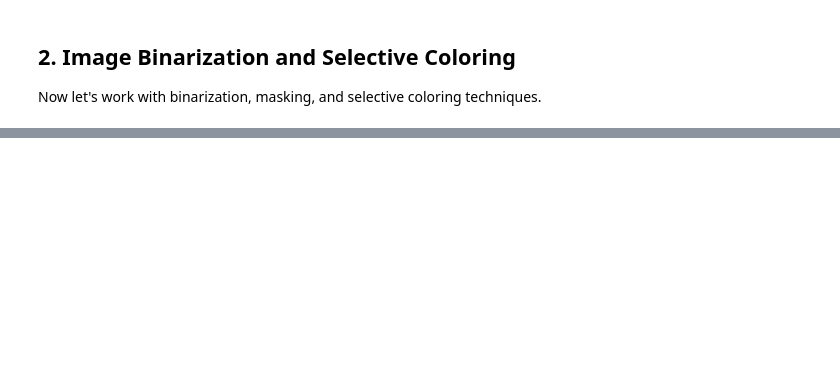
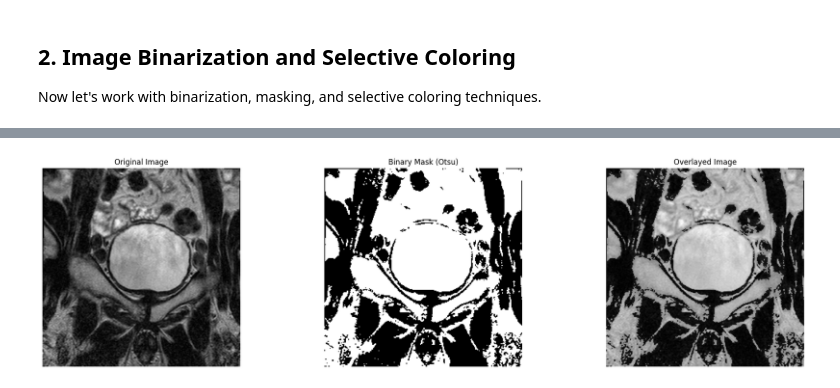
Before and after one commit to UBC-BIOMOD-Computational/Life-Science-Image-Analysis-Workshops-2025-2026, a Jupyter notebook: solutions/lab3_solution.ipynb, the cells around one changed output, grey strips where cells are left out. Cells and saved outputs as stored; diff of their text form; code cells hidden in the pictures; blank space fills up the shorter version.

```diff
--- a/solutions/lab3_solution.ipynb
+++ b/solutions/lab3_solution.ipynb
@@ -277 +175,7 @@ ModuleNotFoundError: No module named 'skimage'
+# %%
+# Notice that even though we only have one channel (so no RGB), our max pixel value is way above 255.
+# We will quickly normalize it to be in the pixel value range of [0, 255] and also convert the datatype from float64 to uint8 to ensure that this image is now compatible with a bunch of functions
+
+image_normalized = cv2.normalize(img_array, None, 0, 255, cv2.NORM_MINMAX)
+image_uint8 = image_normalized.astype(np.uint8)
 # %%
@@ -330,0 +193,24 @@ NameError: name 'img_array' is not defined
+# %%
+# Plotting
+
+plt.figure(figsize=(20, 5))
+
+plt.subplot(1, 3, 1)
+plt.imshow(img_array, cmap='gray')
+plt.title('Original Image')
+plt.axis('off')
+
+plt.subplot(1, 3, 2)
+plt.imshow(binary_mask, cmap='gray')
+plt.title('Binary Mask (Otsu)')
+plt.axis('off')
+
+plt.subplot(1, 3, 3)
+plt.imshow(overlayed, cmap='gray')
+plt.title('Overlayed Image')
+plt.axis('off')
+
+plt.tight_layout()
+plt.show()
+# %% [output]
+[figure, added]
```
Also changed, not shown: parts of 6 cells of this notebook, 2 other files.
